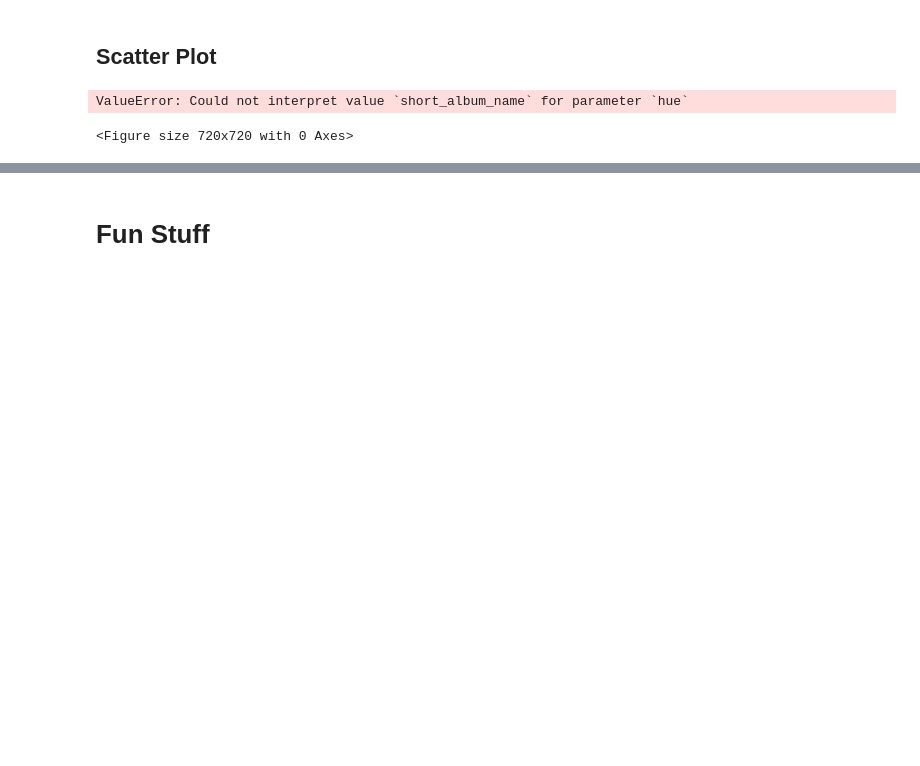
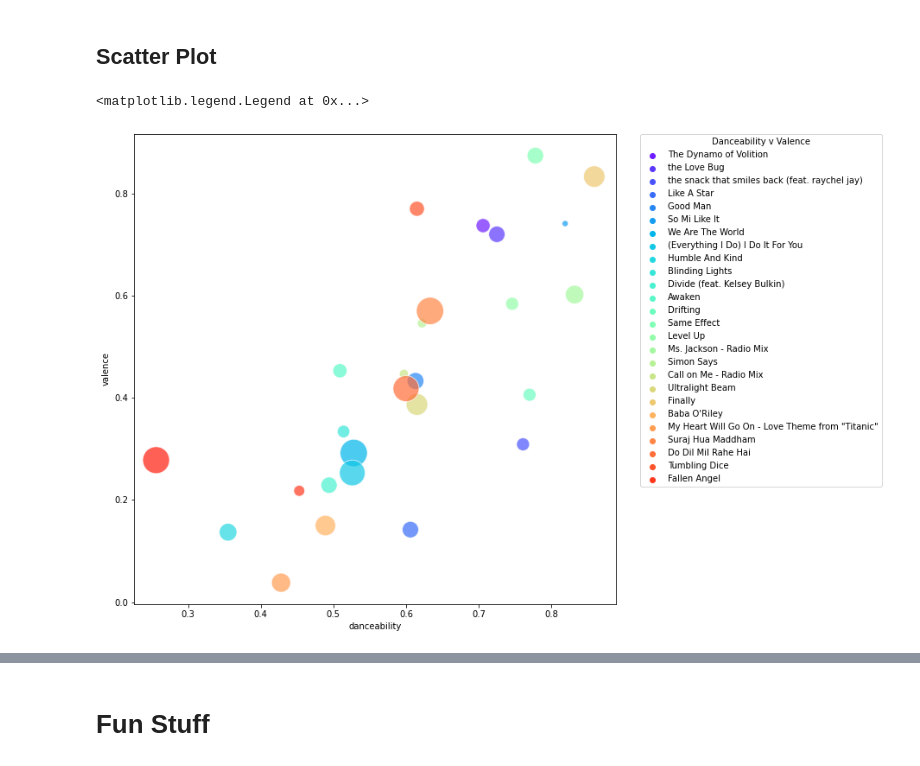
Before and after one commit to salsal3/searching-for-a-song, a Jupyter notebook: spotify_api.ipynb, the cells around one changed output, grey strips where cells are left out. Cells and saved outputs as stored; diff of their text form; code cells hidden in the pictures; blank space fills up the shorter version.

Commit message:
Generated recommendations and created scatterplots

```diff
--- a/spotify_api.ipynb
+++ b/spotify_api.ipynb
@@ -372,18 +556,18 @@ analysis_df.head()
 # %% [markdown]
 ## Scatter Plot
 # %%
-plt.figure(figsize=(10,10))
+fig = plt.figure(figsize=(10,10))
 ax = sns.scatterplot(data=features_df,
-                     x='valence',
-                     y='acousticness',
-                     hue='short_album_name',
+                     x='danceability',
+                     y='valence',
+                     hue='track_name',
                      palette='rainbow',
                      size='duration_ms',
                      sizes=(50,1000),
                      alpha=0.7)
 
 h,labs = ax.get_legend_handles_labels()
-ax.legend(h[1:10], labs[1:10], loc='best', title='Acoustiness v Valence')
+ax.legend(h[1:length], labs[1:length], bbox_to_anchor=(1.05, 1), loc='upper left', borderaxespad=0, title='Danceability v Valence')
 # %% [output]
-ValueError: Could not interpret value `short_album_name` for parameter `hue`
+<matplotlib.legend.Legend at 0x...>
-<Figure size 720x720 with 0 Axes>
+[figure, added]
```
Also changed, not shown: parts of 28 cells of this notebook, 1 other file.
